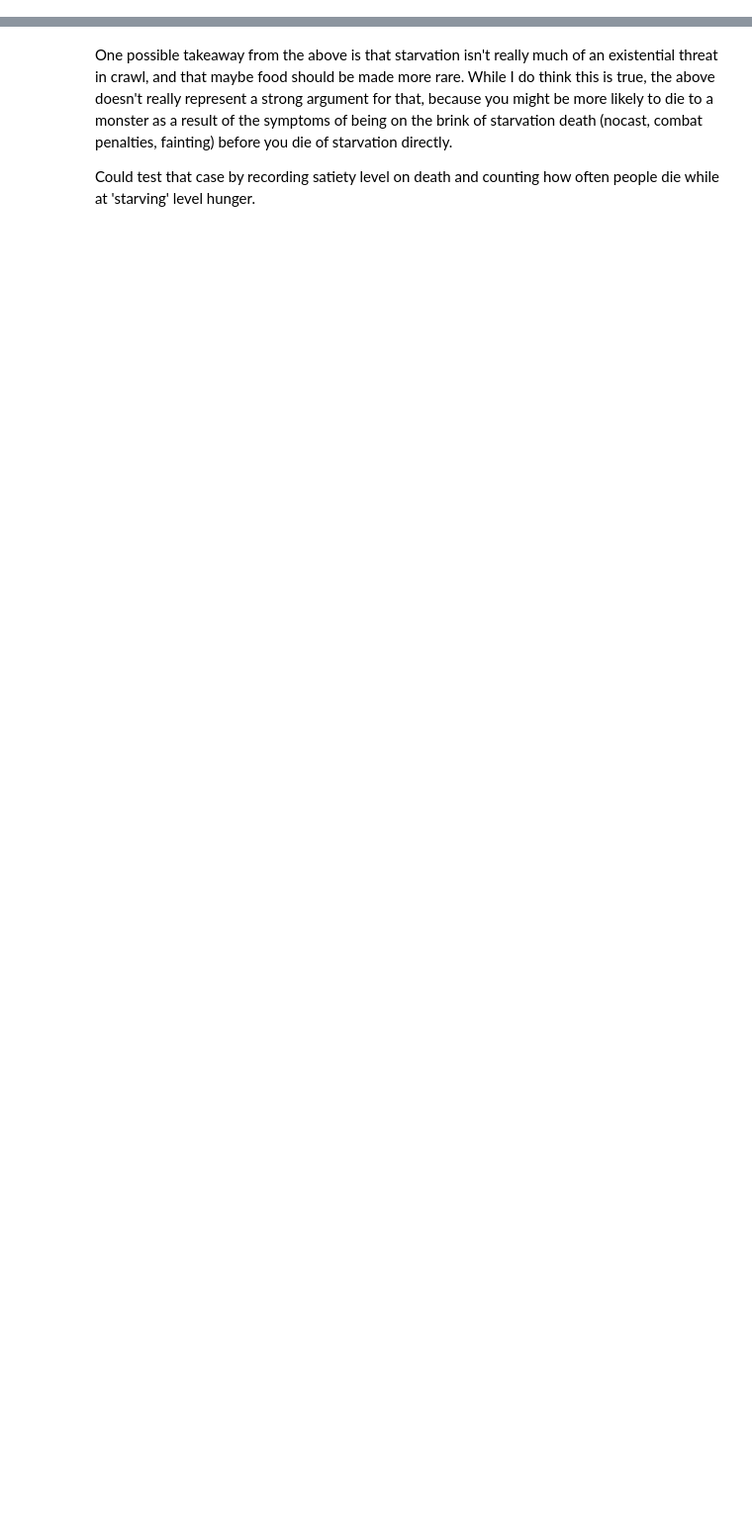
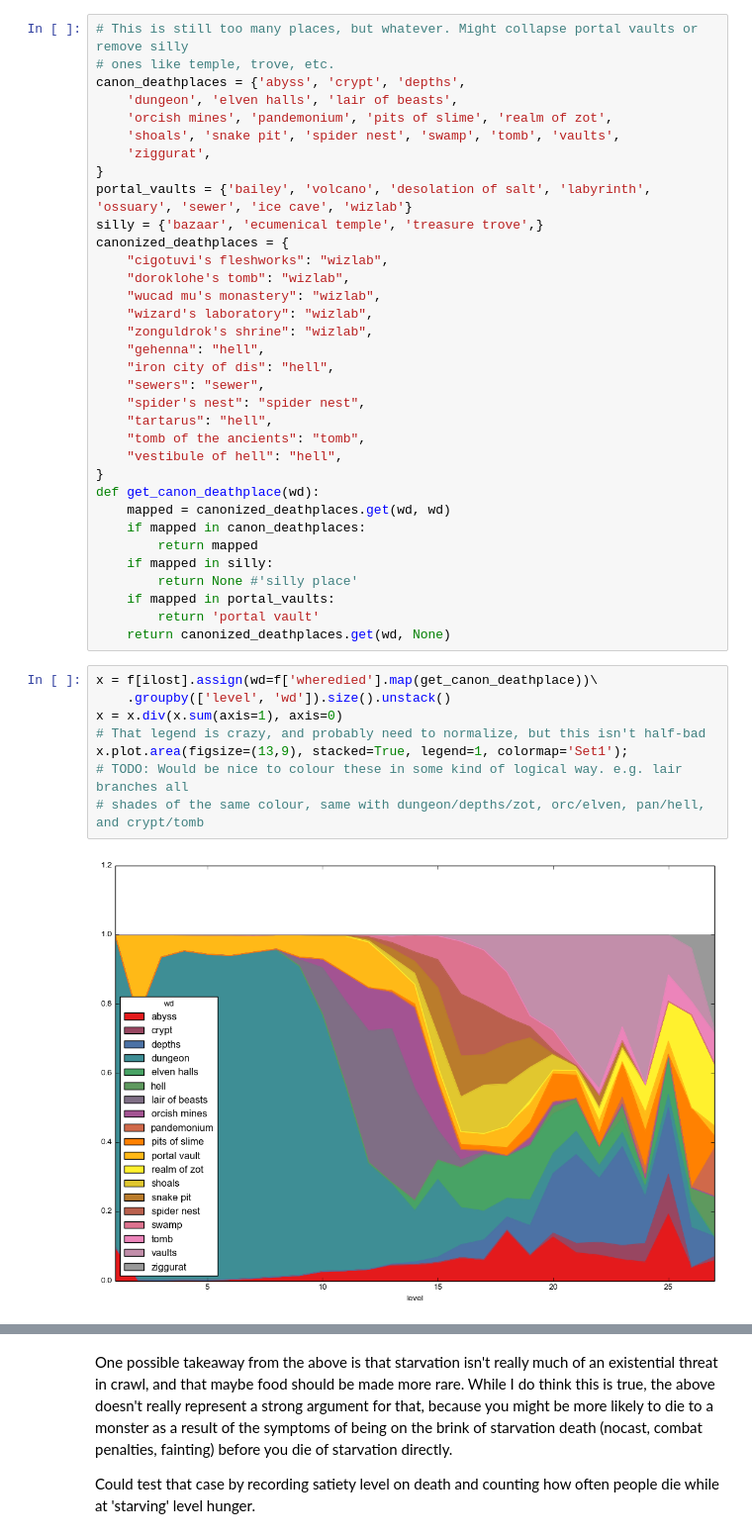
Before and after one commit to colinmorris/crawl-coroner, a Jupyter notebook: deaths.ipynb, the cells around one changed output, grey strips where cells are left out. Shown at 99% size. Cells and saved outputs as stored; diff of their text form; blank space fills up the shorter version.

```diff
--- a/deaths.ipynb
+++ b/deaths.ipynb
@@ -16 +17,45 @@ f.groupby('wheredied').size().where(lambda x: x > 0).dropna().head()
+# %%
+# This is still too many places, but whatever. Might collapse portal vaults or remove silly
+# ones like temple, trove, etc.
+canon_deathplaces = {'abyss', 'crypt', 'depths',
+    'dungeon', 'elven halls', 'lair of beasts',
+    'orcish mines', 'pandemonium', 'pits of slime', 'realm of zot',
+    'shoals', 'snake pit', 'spider nest', 'swamp', 'tomb', 'vaults',
+    'ziggurat',
+}
+portal_vaults = {'bailey', 'volcano', 'desolation of salt', 'labyrinth', 'ossuary', 'sewer', 'ice cave', 'wizlab'}
+silly = {'bazaar', 'ecumenical temple', 'treasure trove',}
+canonized_deathplaces = {
+    "cigotuvi's fleshworks": "wizlab",
+    "doroklohe's tomb": "wizlab",
+    "wucad mu's monastery": "wizlab",
+    "wizard's laboratory": "wizlab",
+    "zonguldrok's shrine": "wizlab",
+    "gehenna": "hell",
+    "iron city of dis": "hell",
+    "sewers": "sewer",
+    "spider's nest": "spider nest",
+    "tartarus": "hell",
+    "tomb of the ancients": "tomb",
+    "vestibule of hell": "hell",
+}
+def get_canon_deathplace(wd):
+    mapped = canonized_deathplaces.get(wd, wd)
+    if mapped in canon_deathplaces:
+        return mapped
+    if mapped in silly:
+        return None #'silly place'
+    if mapped in portal_vaults:
+        return 'portal vault'
+    return canonized_deathplaces.get(wd, None)
+# %%
+x = f[ilost].assign(wd=f['wheredied'].map(get_canon_deathplace))\
+    .groupby(['level', 'wd']).size().unstack()
+x = x.div(x.sum(axis=1), axis=0)
+# That legend is crazy, and probably need to normalize, but this isn't half-bad
+x.plot.area(figsize=(13,9), stacked=True, legend=1, colormap='Set1');
+# TODO: Would be nice to colour these in some kind of logical way. e.g. lair branches all
+# shades of the same colour, same with dungeon/depths/zot, orc/elven, pan/hell, and crypt/tomb
+# %% [output]
+[figure, added]
 # %%
```
Also changed, not shown: parts of 10 cells of this notebook, 11 other files.
